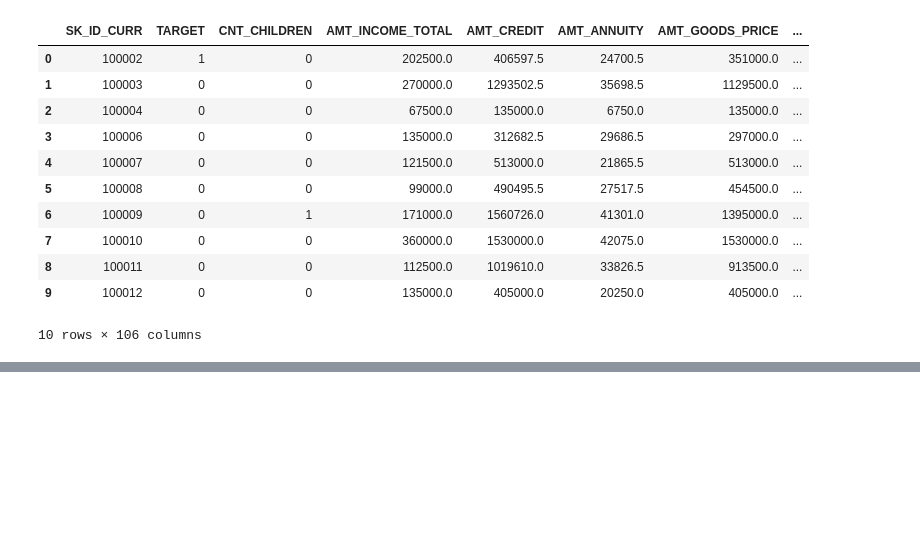
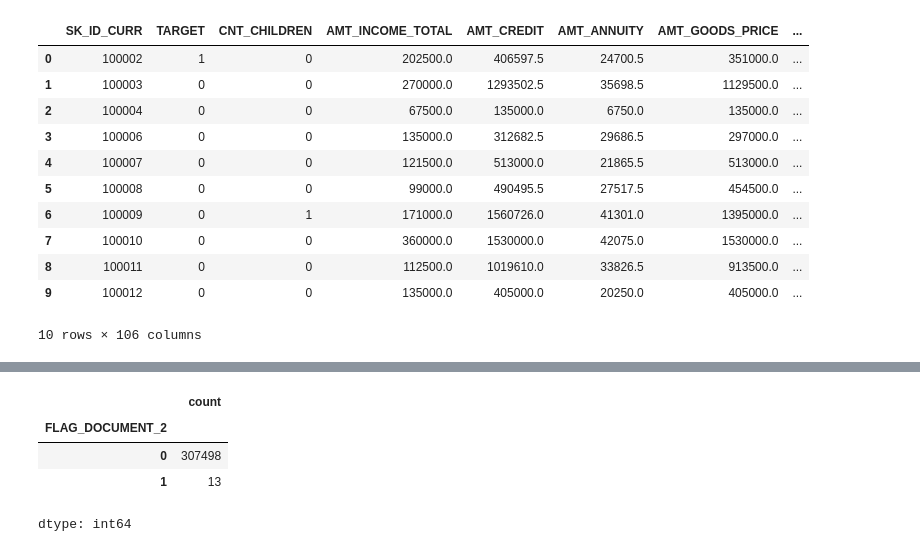
Before and after one commit to KharchenkoAnastasia/credit-default-risk-analysis, a Jupyter notebook: Home_Credit_Default_Risk.ipynb, the cells around one changed output, grey strips where cells are left out. Drawn from its saved outputs; the diff is of its cells as text; code cells hidden in the pictures; blank space fills up the shorter version.

```diff
--- a/Home_Credit_Default_Risk.ipynb
+++ b/Home_Credit_Default_Risk.ipynb
@@ -119,0 +150,8 @@ number_df.head(10)
+# %%
+df.FLAG_DOCUMENT_2.value_counts()
+# %% [output]
+|  | count |
+| FLAG_DOCUMENT_2 |  |
+| 0 | 307498 |
+| 1 | 13 |
+dtype: int64
```
Also changed, not shown: parts of 4 cells of this notebook.
